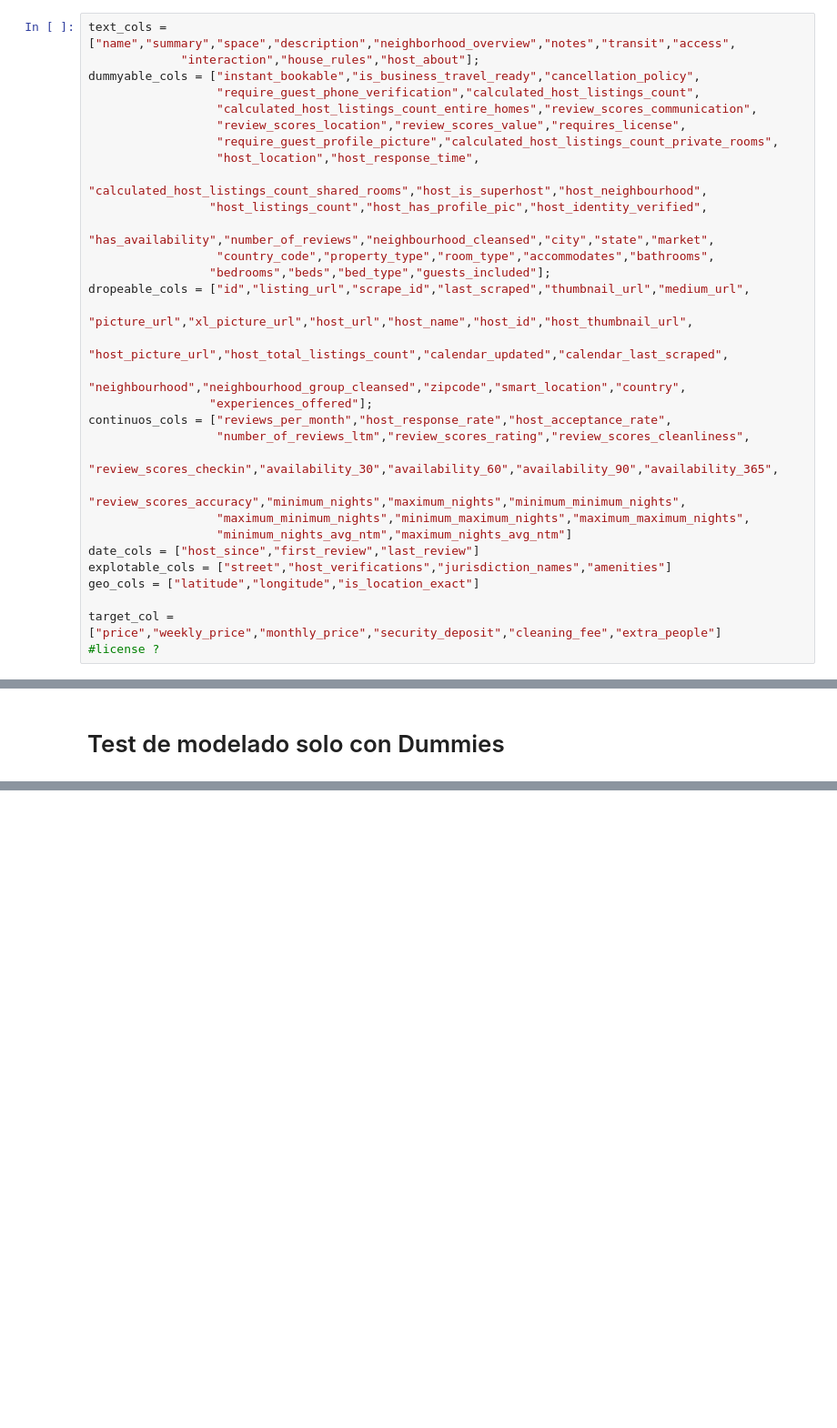
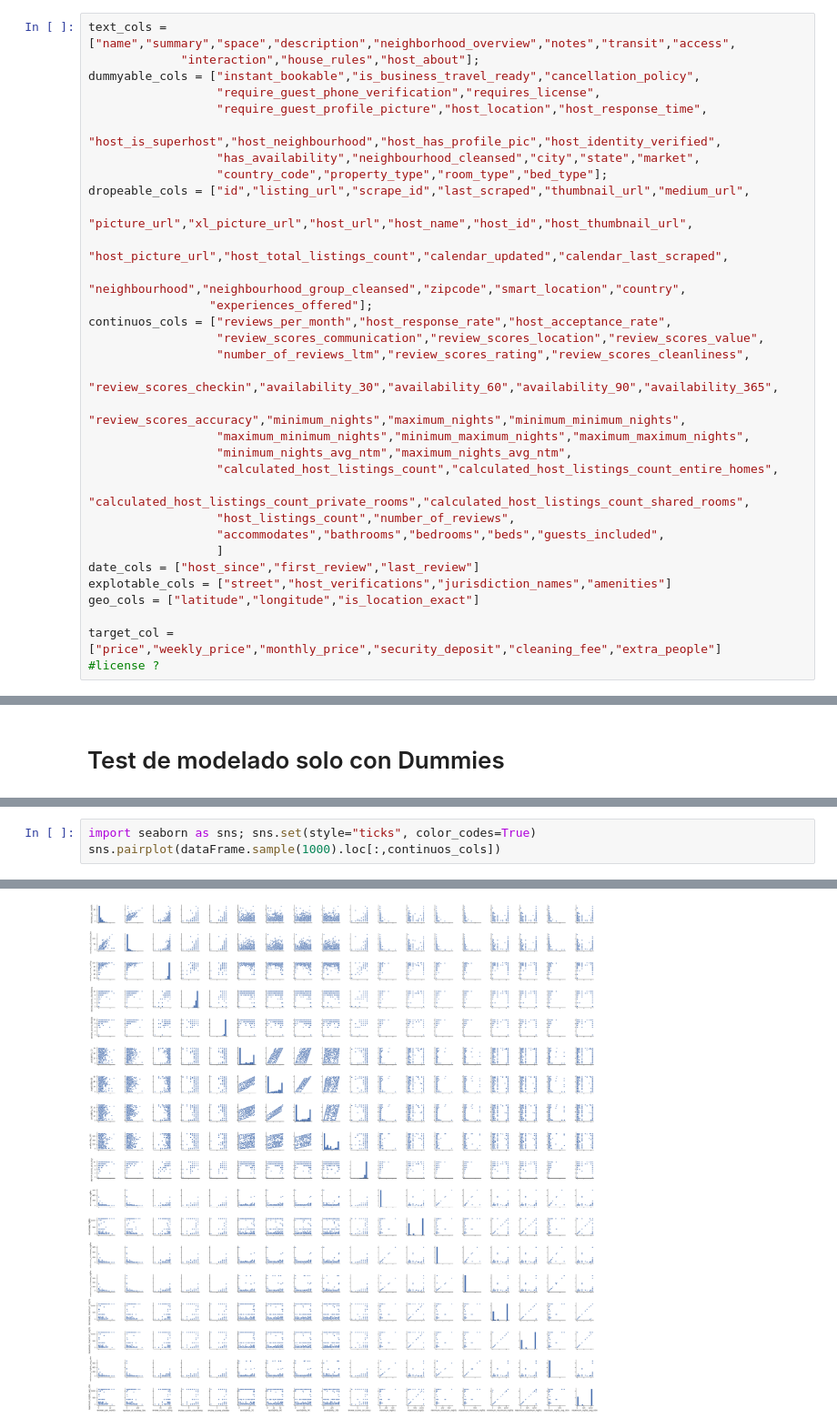
Before and after one commit to matiasngf/keras-airbnb-prediction, a Jupyter notebook: notebooks/preprocess_dataframe.ipynb, the cells around one changed output, grey strips where cells are left out. Shown at 91% size. Cells and saved outputs as stored; diff of their text form; blank space fills up the shorter version.

```diff
--- a/notebooks/preprocess_dataframe.ipynb
+++ b/notebooks/preprocess_dataframe.ipynb
@@ -31,27 +48,28 @@ dataFrame.head()
 text_cols = ["name","summary","space","description","neighborhood_overview","notes","transit","access",
              "interaction","house_rules","host_about"];
 dummyable_cols = ["instant_bookable","is_business_travel_ready","cancellation_policy",
-                  "require_guest_phone_verification","calculated_host_listings_count",
-                  "calculated_host_listings_count_entire_homes","review_scores_communication",
-                  "review_scores_location","review_scores_value","requires_license",
-                  "require_guest_profile_picture","calculated_host_listings_count_private_rooms",
-                  "host_location","host_response_time",
-                 "calculated_host_listings_count_shared_rooms","host_is_superhost","host_neighbourhood",
-                 "host_listings_count","host_has_profile_pic","host_identity_verified",
-                 "has_availability","number_of_reviews","neighbourhood_cleansed","city","state","market",
-                  "country_code","property_type","room_type","accommodates","bathrooms",
-                 "bedrooms","beds","bed_type","guests_included"];
+                  "require_guest_phone_verification","requires_license",
+                  "require_guest_profile_picture","host_location","host_response_time",
+                  "host_is_superhost","host_neighbourhood","host_has_profile_pic","host_identity_verified",
+                  "has_availability","neighbourhood_cleansed","city","state","market",
+                  "country_code","property_type","room_type","bed_type"];
 dropeable_cols = ["id","listing_url","scrape_id","last_scraped","thumbnail_url","medium_url",
                   "picture_url","xl_picture_url","host_url","host_name","host_id","host_thumbnail_url",
                  "host_picture_url","host_total_listings_count","calendar_updated","calendar_last_scraped",
                   "neighbourhood","neighbourhood_group_cleansed","zipcode","smart_location","country",
                  "experiences_offered"];
 continuos_cols = ["reviews_per_month","host_response_rate","host_acceptance_rate",
+                  "review_scores_communication","review_scores_location","review_scores_value",
                   "number_of_reviews_ltm","review_scores_rating","review_scores_cleanliness",
                   "review_scores_checkin","availability_30","availability_60","availability_90","availability_365",
                  "review_scores_accuracy","minimum_nights","maximum_nights","minimum_minimum_nights",
                   "maximum_minimum_nights","minimum_maximum_nights","maximum_maximum_nights",
-                  "minimum_nights_avg_ntm","maximum_nights_avg_ntm"]
+                  "minimum_nights_avg_ntm","maximum_nights_avg_ntm",
+                  "calculated_host_listings_count","calculated_host_listings_count_entire_homes",
+                  "calculated_host_listings_count_private_rooms","calculated_host_listings_count_shared_rooms",
+                  "host_listings_count","number_of_reviews",
+                  "accommodates","bathrooms","bedrooms","beds","guests_included",
+                  ]
 date_cols = ["host_since","first_review","last_review"]
 explotable_cols = ["street","host_verifications","jurisdiction_names","amenities"]
 geo_cols = ["latitude","longitude","is_location_exact"]
@@ -138,0 +377,4 @@ model.evaluate(val_data, val_targets, verbose=0)
+# %%
+import seaborn as sns; sns.set(style="ticks", color_codes=True)
+sns.pairplot(dataFrame.sample(1000).loc[:,continuos_cols])
+# %% [output]
@@ -138,0 +382 @@ model.evaluate(val_data, val_targets, verbose=0)
+[figure, added]
```
Also changed, not shown: parts of 34 cells of this notebook.
